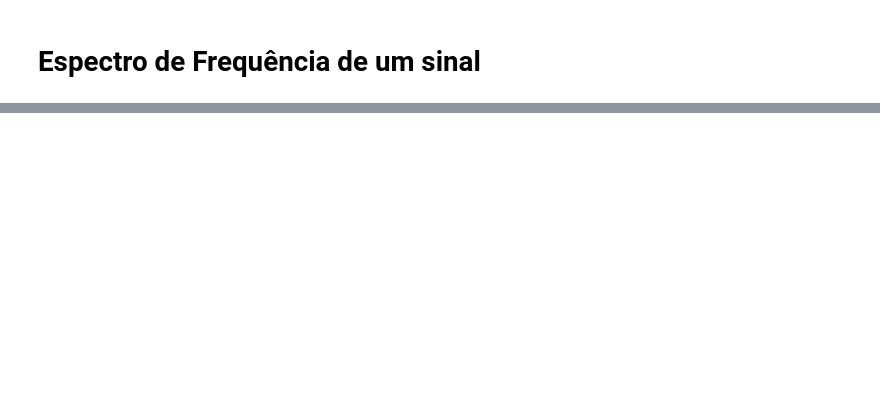
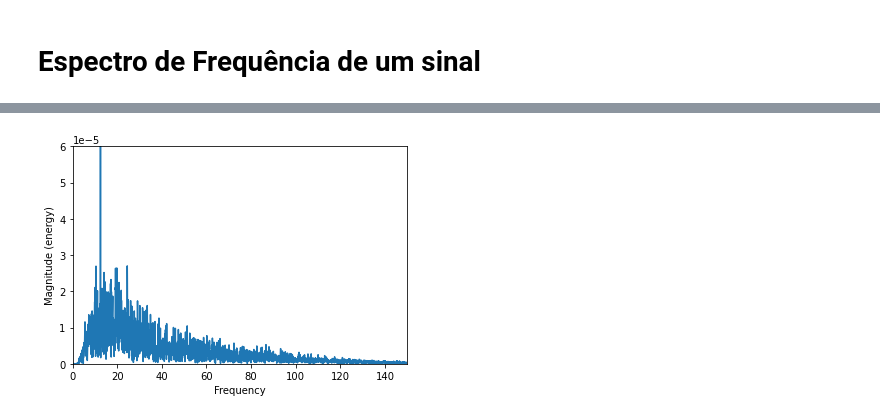
Before and after one commit to GuilhermeMonteiroPeixoto/LOCK-IN-AMPLIFIER-with-PYTHON, a Jupyter notebook: Outros/Espectro_Frequencia.ipynb, the cells around one changed output, grey strips where cells are left out. Saved outputs shown, nothing was run; the diff lists cells and outputs as text; code cells hidden in the pictures; blank space fills up the shorter version.

```diff
--- a/Outros/Espectro_Frequencia.ipynb
+++ b/Outros/Espectro_Frequencia.ipynb
@@ -53,0 +58,7 @@ plt.plot(xf, 2.0/N*np.abs(yf[0:int(N/2)]))
+# %%
+plt.magnitude_spectrum(sinal, Fs=1/tx)
+plt.xlim(0,150)
+plt.ylim(0.00000, 0.00006)
+plt.show()
+# %% [output]
+[figure, added]
```
Also changed, not shown: parts of 4 cells of this notebook.
